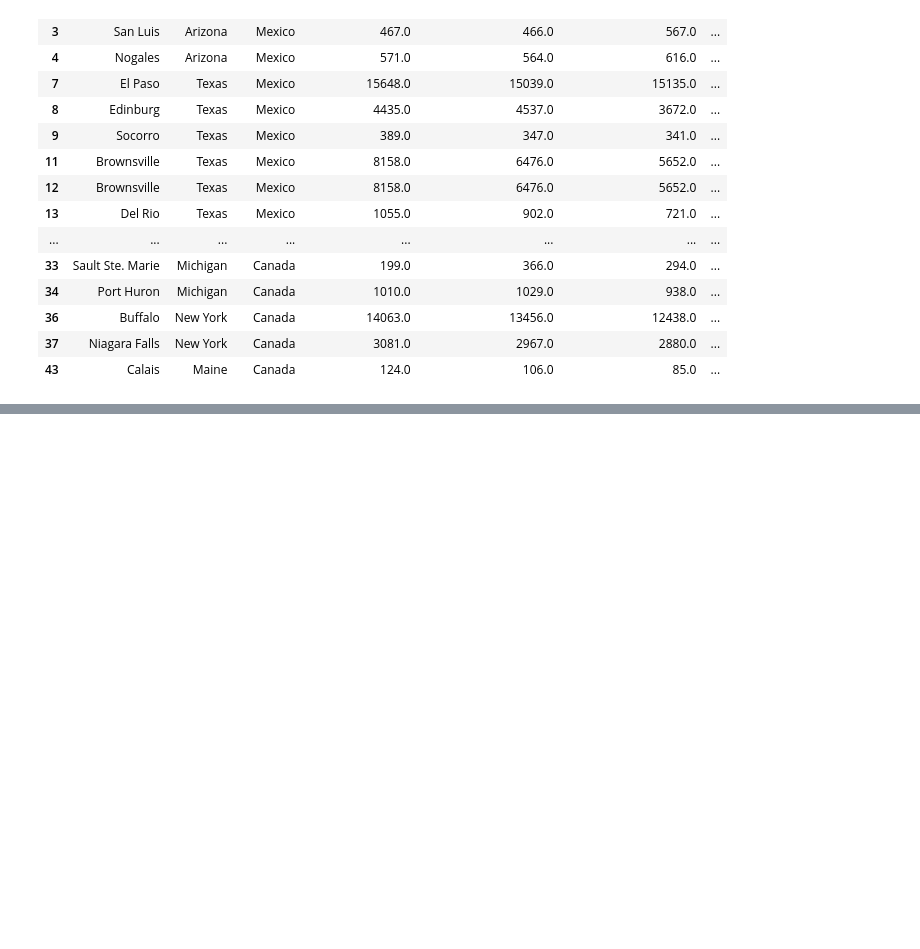
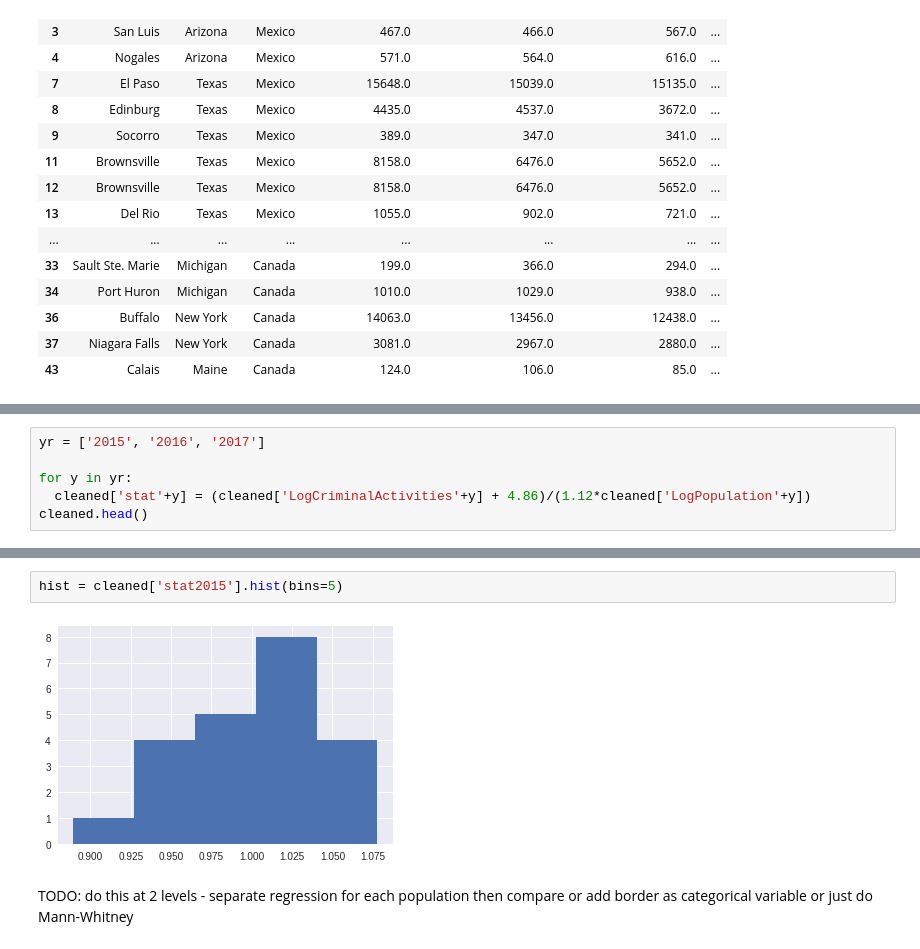
Before and after one commit to Drakensberge/crime_rates_data_commons, a Jupyter notebook: CrimeRates.ipynb, the cells around one changed output, grey strips where cells are left out. Cells and saved outputs as stored; diff of their text form; blank space fills up the shorter version.

```diff
--- a/CrimeRates.ipynb
+++ b/CrimeRates.ipynb
@@ -700,0 +680,6 @@ Does adding these variables into your model improve accuracy? Can you think of o
+# %%
+yr = ['2015', '2016', '2017']
+
+for y in yr:
+  cleaned['stat'+y] = (cleaned['LogCriminalActivities'+y] + 4.86)/(1.12*cleaned['LogPopulation'+y])
+cleaned.head()
@@ -700,0 +693,11 @@ Does adding these variables into your model improve accuracy? Can you think of o
+# %%
+hist = cleaned['stat2015'].hist(bins=5)
+# %% [output]
+[figure, added]
+# %% [markdown]
+TODO:
+ do this at 2 levels - separate regression for each population then compare
+or
+add border as categorical variable
+or
+just do Mann-Whitney
```
Also changed, not shown: parts of 22 cells of this notebook.
